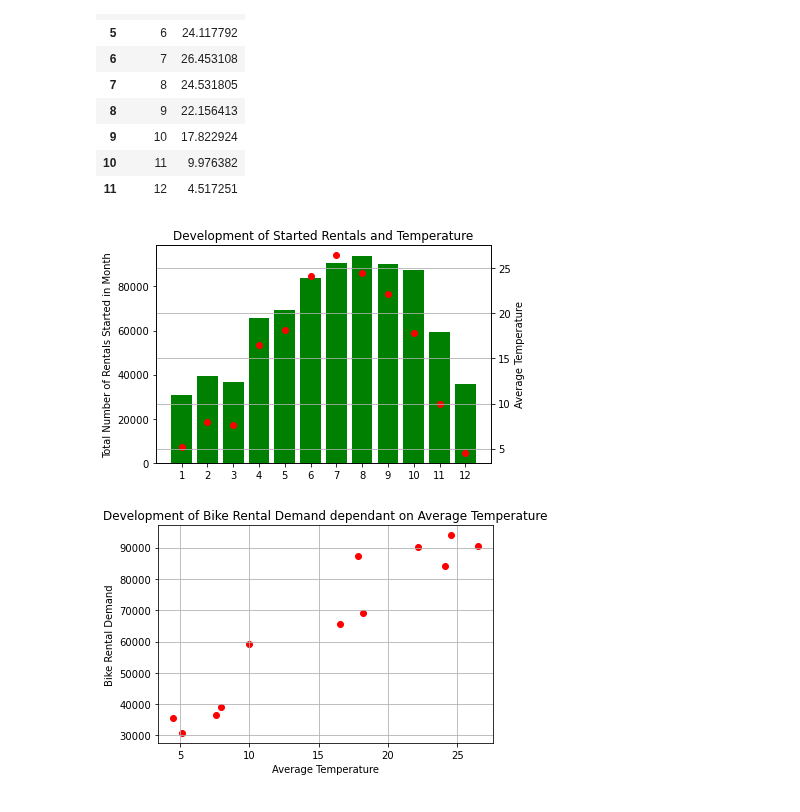
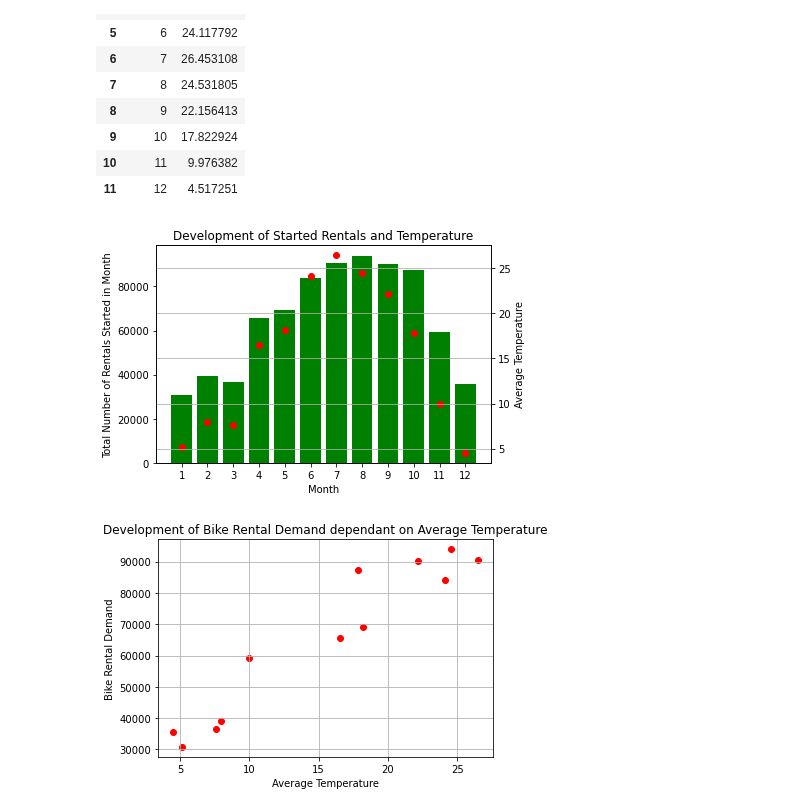
Before and after one commit to yassinehammou27/intentionally_blank, a Jupyter notebook: Team Assignment - Intentionally Blank.ipynb, the cells around one changed output. Drawn from its saved outputs; the diff is of its cells as text; code cells hidden in the pictures.

```diff
--- a/Team Assignment - Intentionally Blank.ipynb
+++ b/Team Assignment - Intentionally Blank.ipynb
@@ -596,20 +596,20 @@ df_temp_month
 # %%
 #Plot number of rentals together with average temperature
 #Red dots would be the average temperature for each month
 fig, ax1 = plt.subplots()
 ax2 = ax1.twinx()
 df_months = df.groupby(["month"])["month"].count().reset_index(name="n_of_retals_in_month")
 ax1.bar(df_months["month"], df_months["n_of_retals_in_month"], color="green")
-plt.xlabel("Weekday")
 ax1.set_ylabel("Total Number of Rentals Started in Month")
 plt.title("Development of Started Rentals and Temperature")
 plt.xticks(range(1,13,1))
 ax2.scatter(df_temp_month["month"], df_temp_month["avg_temp"], color="red")
 ax2.set_ylabel("Average Temperature")
+ax1.set_xlabel("Month")
 plt.grid(True)
 plt.show()
 # %% [output]
-[figure, old version]
+[figure, new version]
 # %%
 plt.scatter(df_temp_month["avg_temp"], df_months["n_of_retals_in_month"], color="red")
 plt.xlabel("Average Temperature")
```
Also changed, not shown: parts of 1 cell of this notebook.
